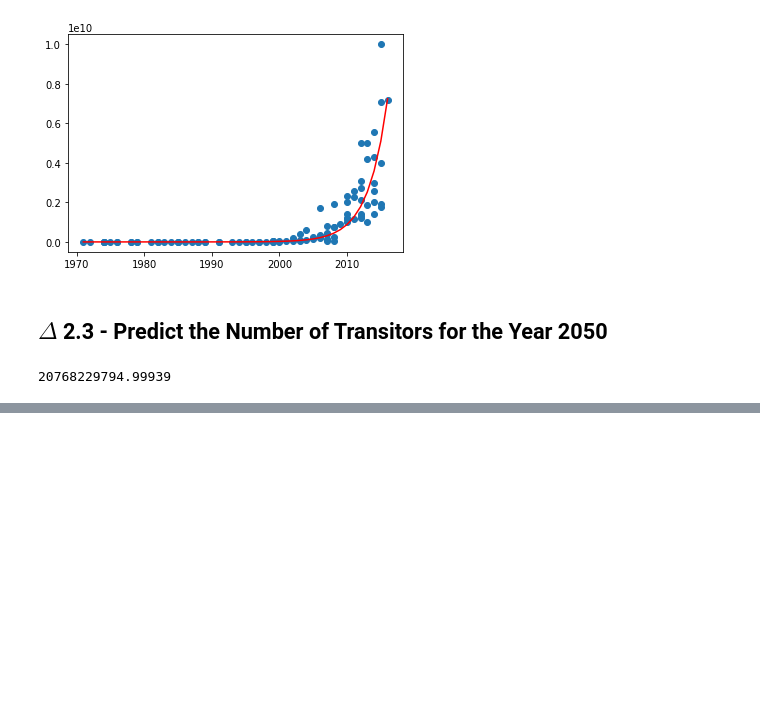
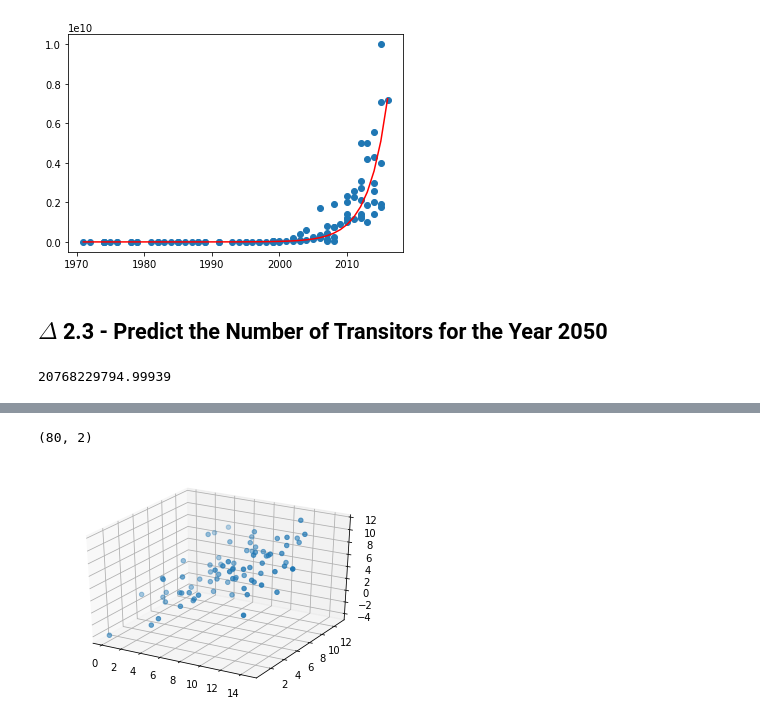
Before and after one commit to Rs111/analyze_this, a Jupyter notebook: moores_law/Hand-Made Linear Regression to Explore Moore's Law.ipynb, the cells around one changed output, grey strips where cells are left out. Cells and saved outputs as stored; diff of their text form; code cells hidden in the pictures; blank space fills up the shorter version.

```diff
--- a/moores_law/Hand-Made Linear Regression to Explore Moore's Law.ipynb
+++ b/moores_law/Hand-Made Linear Regression to Explore Moore's Law.ipynb
@@ -137,0 +141,29 @@ np.exp(moores_reg.predict(np.array([2019]))[0])
+# %%
+import numpy as np
+from mpl_toolkits.mplot3d import Axes3D
+import matplotlib.pyplot as plt
+
+# creating a dataset of two strongly correlated correlated variables
+E = [[7, 4, 5],
+     [4, 9, 1],
+     [5, 1, 6]]
+M = np.random.multivariate_normal([5, 8, 8], E, 80)
+
+y, X = M[:, 0], M[:, 1:]
+
+# add ones
+#ones = np.ones((X.shape[0], 1))
+#X = np.append(X, ones, axis=1)
+#X[:, 0] = X[:, 0] + 5
+
+w = np.linalg.solve(X.T.dot(X), X.T.dot(y))
+X.shape
+# %% [output]
+(80, 2)
+# %%
+fig = plt.figure()
+ax = fig.add_subplot(111, projection="3d")
+ax.scatter(X[:,0], X[:,1], y)
+plt.show()
+# %% [output]
+[figure, added]
```
Also changed, not shown: parts of 8 cells of this notebook.
